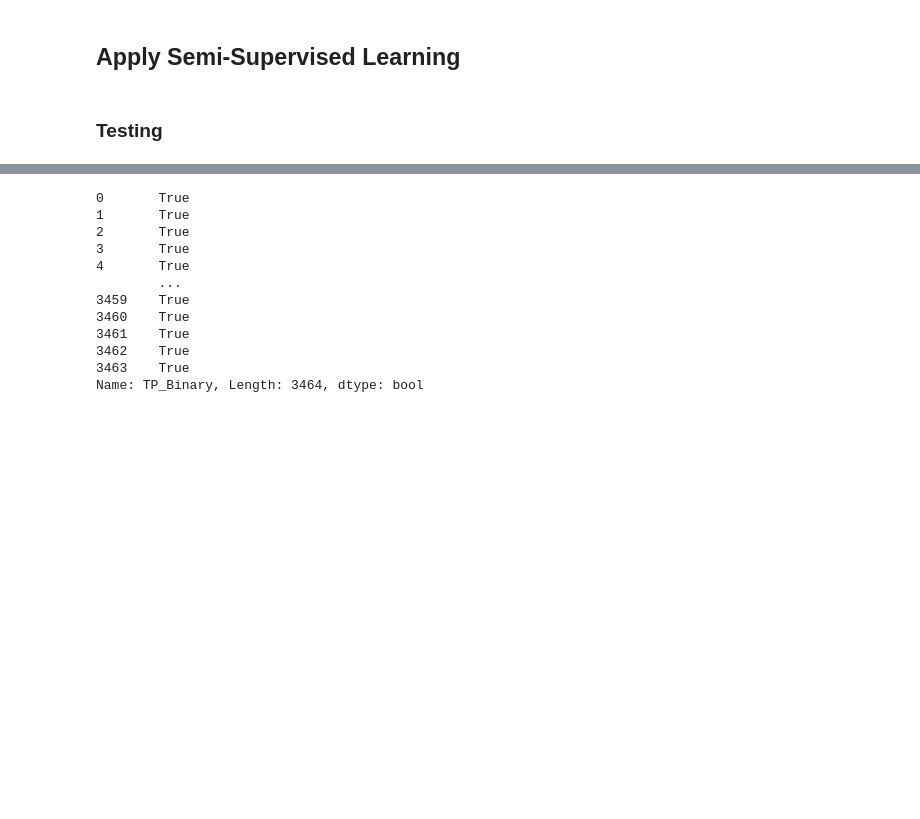
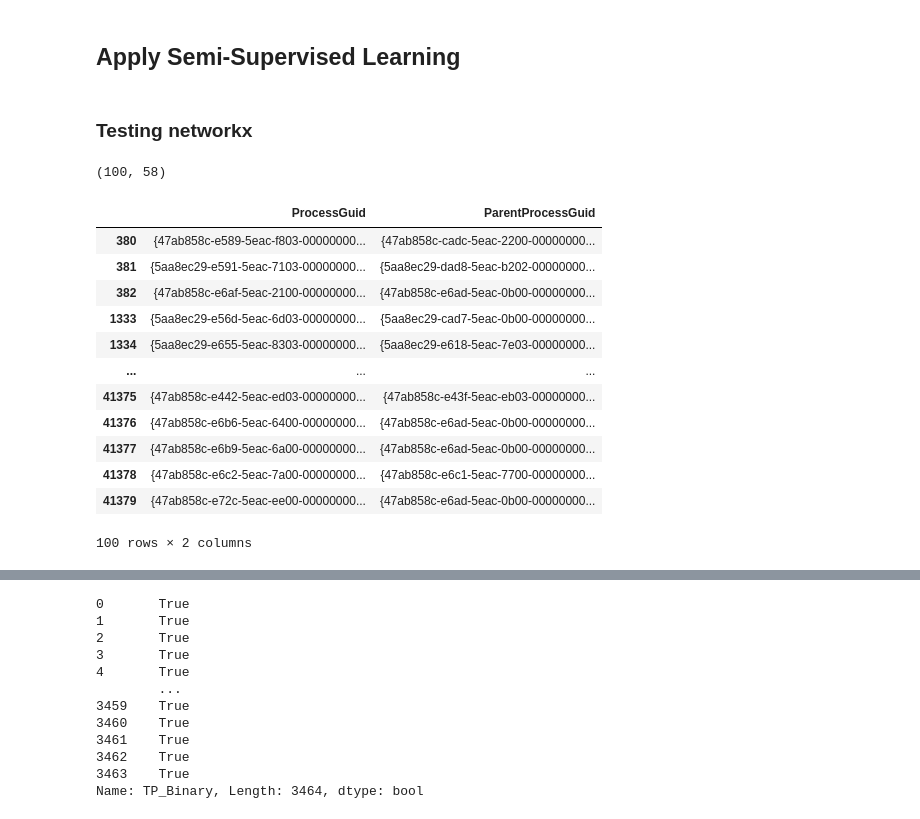
Before and after one commit to zulu8/graph_msc, a Jupyter notebook: Network5.ipynb, the cells around one changed output, grey strips where cells are left out. Drawn from its saved outputs; the diff is of its cells as text; code cells hidden in the pictures; blank space fills up the shorter version.

```diff
--- a/Network5.ipynb
+++ b/Network5.ipynb
@@ -797,4 +798,12 @@ with pd.option_context('display.max_rows', None, 'display.max_columns', None, 'd
 # %% [markdown]
 ## Apply Semi-Supervised Learning
 # %% [markdown]
-### Testing
+### Testing networkx
+# %%
+X = df_label.loc[(df_label['EventID']==1)].head(100)
+
+# remove null only columns
+X = X[X.columns[~X.isnull().all()]]
+X.shape
+# %% [output]
+(100, 58)
@@ -800,0 +812,16 @@ with pd.option_context('display.max_rows', None, 'display.max_columns', None, 'd
+# %%
+df1
+# %% [output]
+|  | ProcessGuid | ParentProcessGuid |
+| 380 | {47ab858c-e589-5eac-f803-00000000... | {47ab858c-cadc-5eac-2200-00000000... |
+| 381 | {5aa8ec29-e591-5eac-7103-00000000... | {5aa8ec29-dad8-5eac-b202-00000000... |
+| 382 | {47ab858c-e6af-5eac-2100-00000000... | {47ab858c-e6ad-5eac-0b00-00000000... |
+| 1333 | {5aa8ec29-e56d-5eac-6d03-00000000... | {5aa8ec29-cad7-5eac-0b00-00000000... |
+| 1334 | {5aa8ec29-e655-5eac-8303-00000000... | {5aa8ec29-e618-5eac-7e03-00000000... |
+| ... | ... | ... |
+| 41375 | {47ab858c-e442-5eac-ed03-00000000... | {47ab858c-e43f-5eac-eb03-00000000... |
+| 41376 | {47ab858c-e6b6-5eac-6400-00000000... | {47ab858c-e6ad-5eac-0b00-00000000... |
+| 41377 | {47ab858c-e6b9-5eac-6a00-00000000... | {47ab858c-e6ad-5eac-0b00-00000000... |
+| 41378 | {47ab858c-e6c2-5eac-7a00-00000000... | {47ab858c-e6c1-5eac-7700-00000000... |
+| 41379 | {47ab858c-e72c-5eac-ee00-00000000... | {47ab858c-e6ad-5eac-0b00-00000000... |
+100 rows × 2 columns
```
Also changed, not shown: parts of 61 cells of this notebook, 1 other file.
